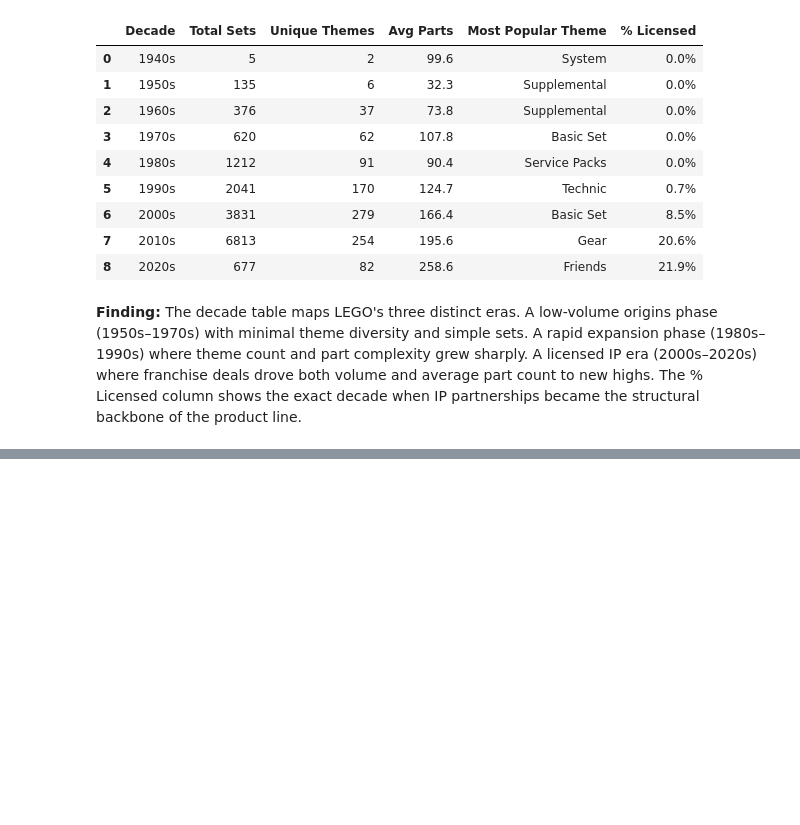
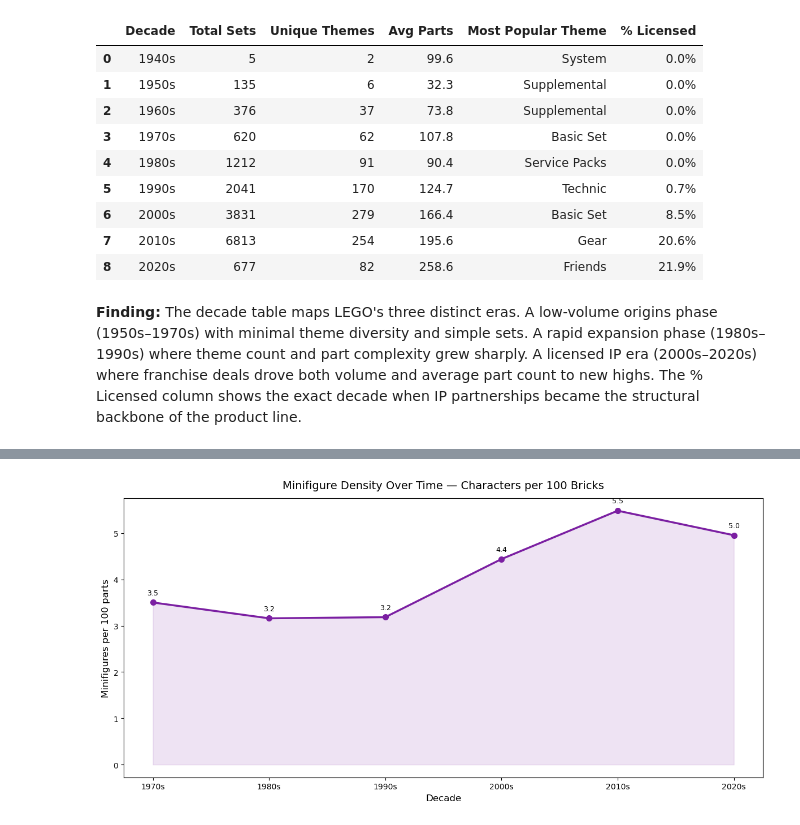
Before and after one commit to xavier-oc-programming/lego-dataset-analysis, a Jupyter notebook: notebooks/analysis/lego_analysis.ipynb, the cells around one changed output, grey strips where cells are left out. Cells and saved outputs as stored; diff of their text form; code cells hidden in the pictures; blank space fills up the shorter version.

```diff
--- a/notebooks/analysis/lego_analysis.ipynb
+++ b/notebooks/analysis/lego_analysis.ipynb
@@ -1005,0 +1050,22 @@ LEGO Production Summary by Decade
+# %%
+# fig density by decade — the core trend line
+density_by_decade = set_figs.groupby('decade')['figs_per_100_parts'].mean()
+
+fig, ax = plt.subplots(figsize=(12, 6))
+ax.plot(density_by_decade.index, density_by_decade.values,
+        color='#7B1FA2', linewidth=2.5, marker='o', markersize=7)
+ax.fill_between(density_by_decade.index, density_by_decade.values,
+                alpha=0.12, color='#7B1FA2')
+ax.set_xlabel('Decade', fontsize=12)
+ax.set_ylabel('Minifigures per 100 parts', fontsize=12)
+ax.set_title('Minifigure Density Over Time — Characters per 100 Bricks', fontsize=14, pad=12)
+ax.set_xticks(density_by_decade.index)
+ax.set_xticklabels([f'{d}s' for d in density_by_decade.index], fontsize=10)
+for x, y in zip(density_by_decade.index, density_by_decade.values):
+    ax.annotate(f'{y:.1f}', (x, y), textcoords='offset points',
+                xytext=(0, 10), ha='center', fontsize=9)
+plt.tight_layout()
+plt.savefig('../../plots/minifig_density_by_decade.png', dpi=150)
+plt.show()
+# %% [output]
+[figure, added]
```
Also changed, not shown: parts of 11 cells of this notebook, 14 other files.
